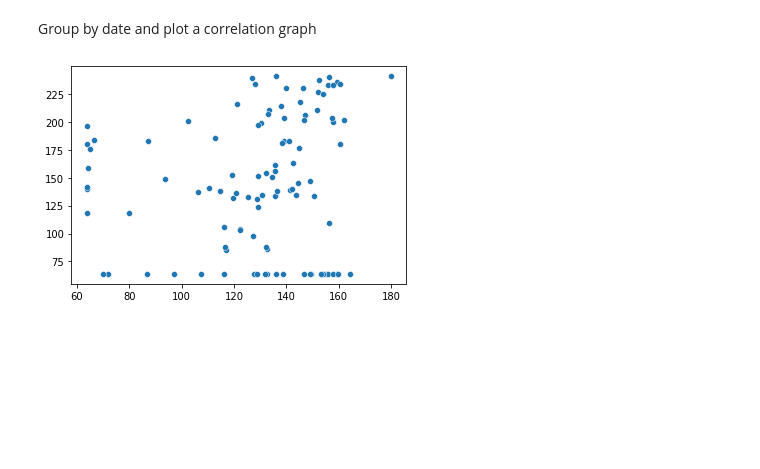
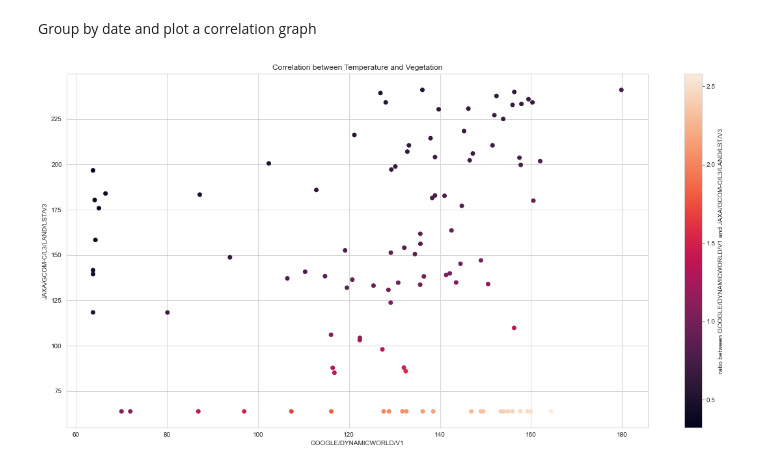
Before and after one commit to PRECORSIA/precorsia-computedocs, a Jupyter notebook: temperature-vegetation.ipynb, the cells around one changed output. Cells and saved outputs as stored; diff of their text form; code cells hidden in the pictures; blank space fills up the shorter version.

Commit message:
Update plot function to include color gradient based on ratio of x to y values

```diff
--- a/temperature-vegetation.ipynb
+++ b/temperature-vegetation.ipynb
@@ -62,9 +62,13 @@ process = ImageProcessor([gds_one_list, gds_two_list])
 Group by date and plot a correlation graph
 # %%
 corr_list = PrecorsiaGee.connected_correlation(gds_one_lz, gds_two_lz, round_factor)
+# %%
+title = {'title': 'Correlation between Temperature and Vegetation',
+         'xlabel': gds_one.dataset, 'ylabel': gds_two.dataset}
 # %%
 corr_study = ImageCorrelator(corr_list)
 corr_avr = corr_study.calculate_correlation()
-ImageCorrelator.plot(corr_avr)
+ImageCorrelator.plot(corr_avr, title)
+plt.show()
 # %% [output]
-[figure, old version]
+[figure, new version]
```
Also changed, not shown: 1 other file.
